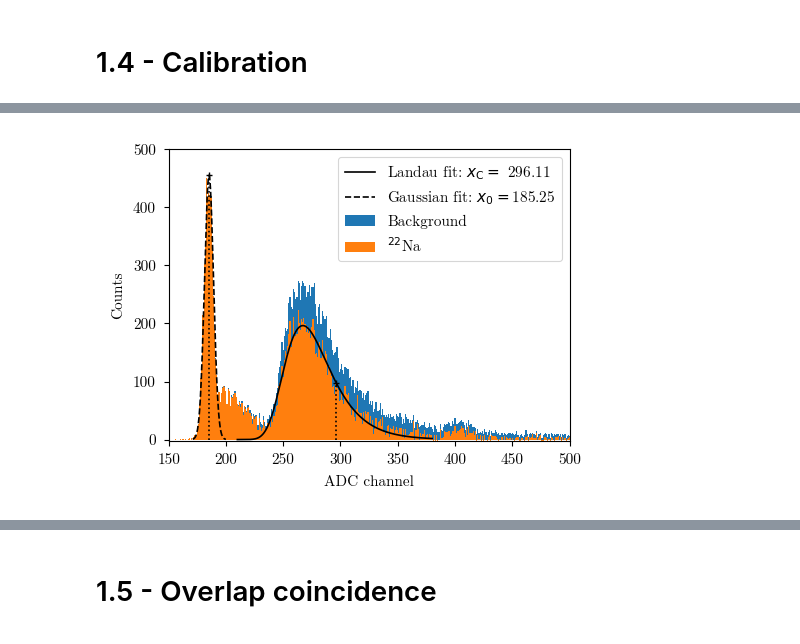
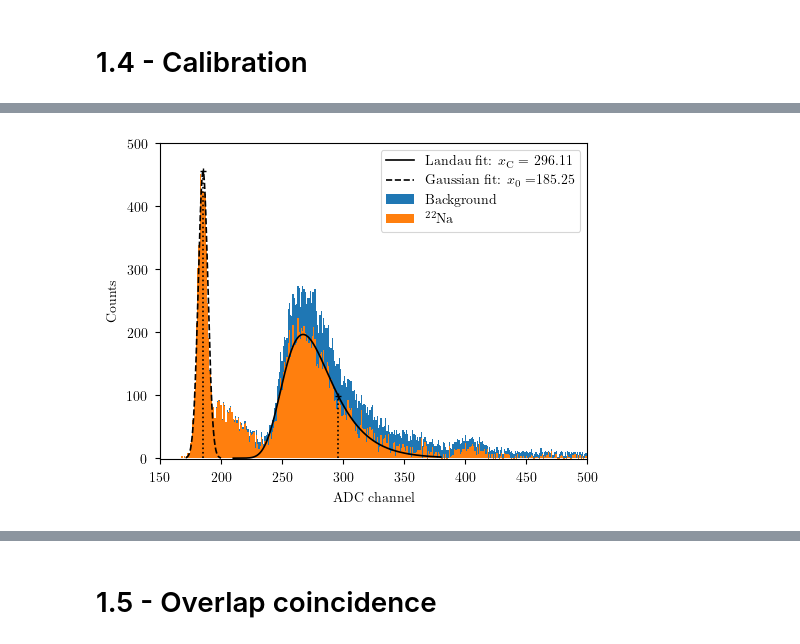
Before and after one commit to SteWey0/Fortgeschrittenenpraktikum, a Jupyter notebook: Cosmic radiation/analysis.ipynb, the cells around one changed output, grey strips where cells are left out. Drawn from its saved outputs; the diff is of its cells as text; code cells hidden in the pictures.

```diff
--- a/Cosmic radiation/analysis.ipynb
+++ b/Cosmic radiation/analysis.ipynb
@@ -54,36 +92,36 @@ def gauss(x, a, b, c):
 basepath = 'D:/Cosmic_rays/M613/1_4/Na_cal'
 paths = [basepath + '_A_adc_a.txt', basepath + '_B_adc_b.txt', basepath + '_C_adc_c.txt', basepath + '_D_adc_d.txt']
 basepath = 'D:/Cosmic_rays/M613/1_4/Nosource_cal'
 calpaths = [basepath + '_A_adc_a.txt', basepath + '_B_adc_b.txt', basepath + '_C_adc_c.txt', basepath + '_D_adc_d.txt']
 data = np.loadtxt(paths[0])
 cal = np.loadtxt(calpaths[0])
 
-fig,ax = plt.subplots()
+fig,ax = plt.subplots(layout='constrained')
 ax.bar(data[:,0], data[:,1], width=1, label='Background')
 ax.bar(data[:,0], data[:,1] - cal[:,1], width=1, label='$^{22}$Na')
 
 popt, pcov = curve_fit(moyal, data[230:350,0], data[230:350,1] - cal[230:350,1], p0=(100, 0.01, 300), sigma=np.sqrt(np.abs(data[230:350,1] - cal[230:350,1]) +0.01), absolute_sigma=True)
 x_moyal = np.linspace(210, 380, 1000)
 y_moyal = moyal(x_moyal, *popt)
 loc_fwhm = np.abs(y_moyal[np.argmax(y_moyal):] - np.max(y_moyal)/2).argmin()
 fwhm = x_moyal[np.argmax(y_moyal):][loc_fwhm]
 ax.plot(x_moyal, y_moyal, color='black', label='Landau fit: $x_\mathrm{C}=$'+' {:.2f}'.format(fwhm))
 ax.plot([fwhm, fwhm], [0, np.max(y_moyal)/2], color='black', linestyle=':')
 ax.plot(fwhm, np.max(y_moyal)/2, marker='+', color='black')
 
 popt, pcov = curve_fit(gauss, data[150:200,0], data[150:200,1] - cal[150:200,1], p0=(400, 185, 10), bounds= [0, [500, 200, 100]], sigma=np.sqrt(np.abs(data[150:200,1] - cal[150:200,1]) +0.01), absolute_sigma=True)
 x_gauss = np.linspace(171, 200, 1000)
 y_gauss = gauss(x_gauss, *popt)
 ax.plot(x_gauss, y_gauss, color='black', linestyle='--', label='Gaussian fit: $x_0=${:.2f}'.format(popt[1]))
 ax.plot([popt[1], popt[1]], [0, popt[0]], color='black', linestyle=':')
 ax.plot(popt[1], popt[0], marker='+', color='black')
 ax.set(xlabel='ADC channel', ylabel='Counts', xlim=(150,500), ylim=(-2, 500))
 ax.legend()
-
+fig.savefig('plots/1_4/adc.pdf', bbox_inches='tight')
 ecal[0,0] = fwhm
 ecal[0,1] = popt[1]
 # %% [output]
-[figure, old version]
+[figure, new version]
 # %%
 basepath = 'D:/Cosmic_rays/M613/1_4/Co_cal'
 paths = [basepath + '_A_adc_a.txt', basepath + '_B_adc_b.txt', basepath + '_C_adc_c.txt', basepath + '_D_adc_d.txt']
```
Also changed, not shown: parts of 21 cells of this notebook, 14 other files.
